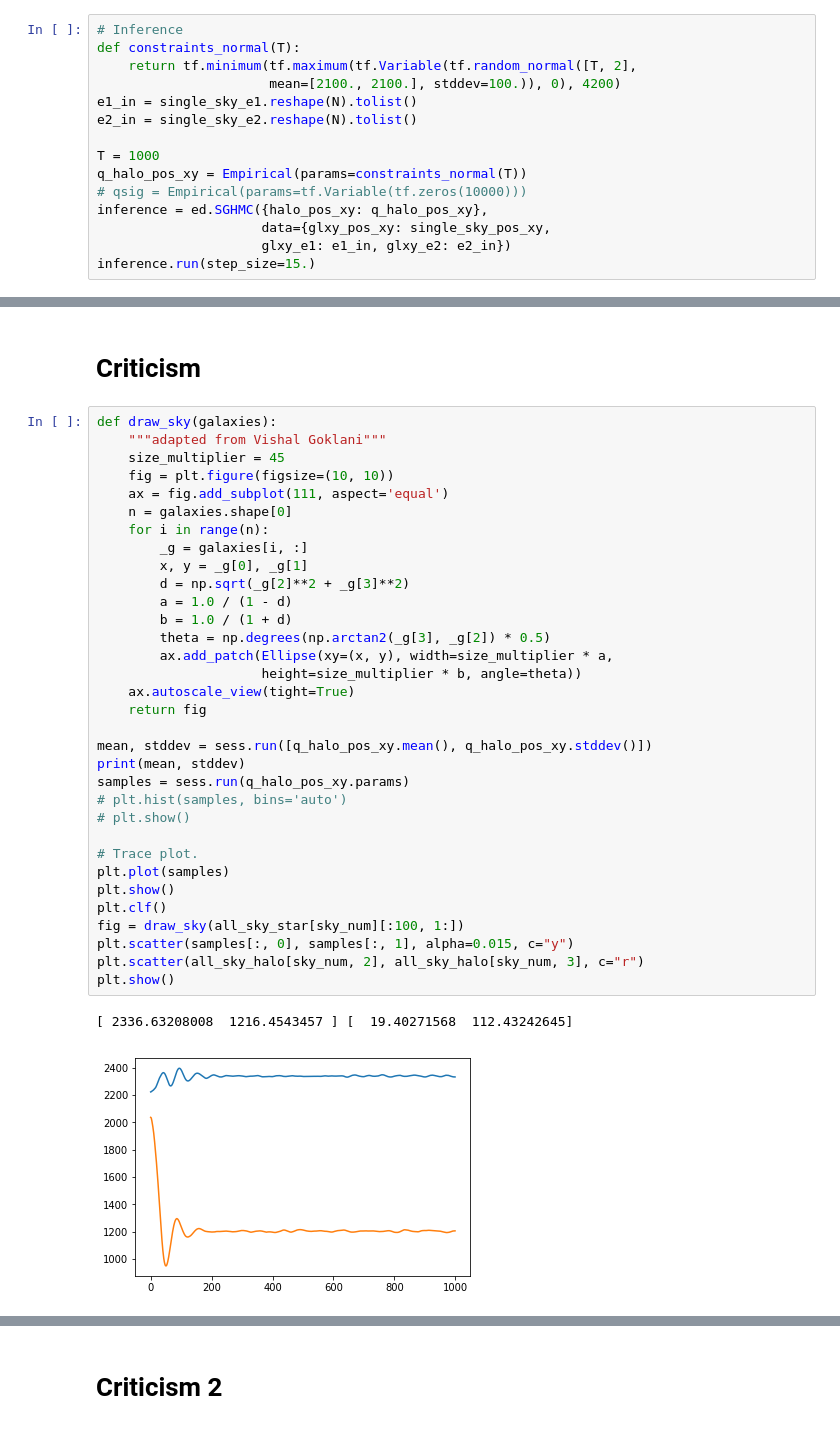
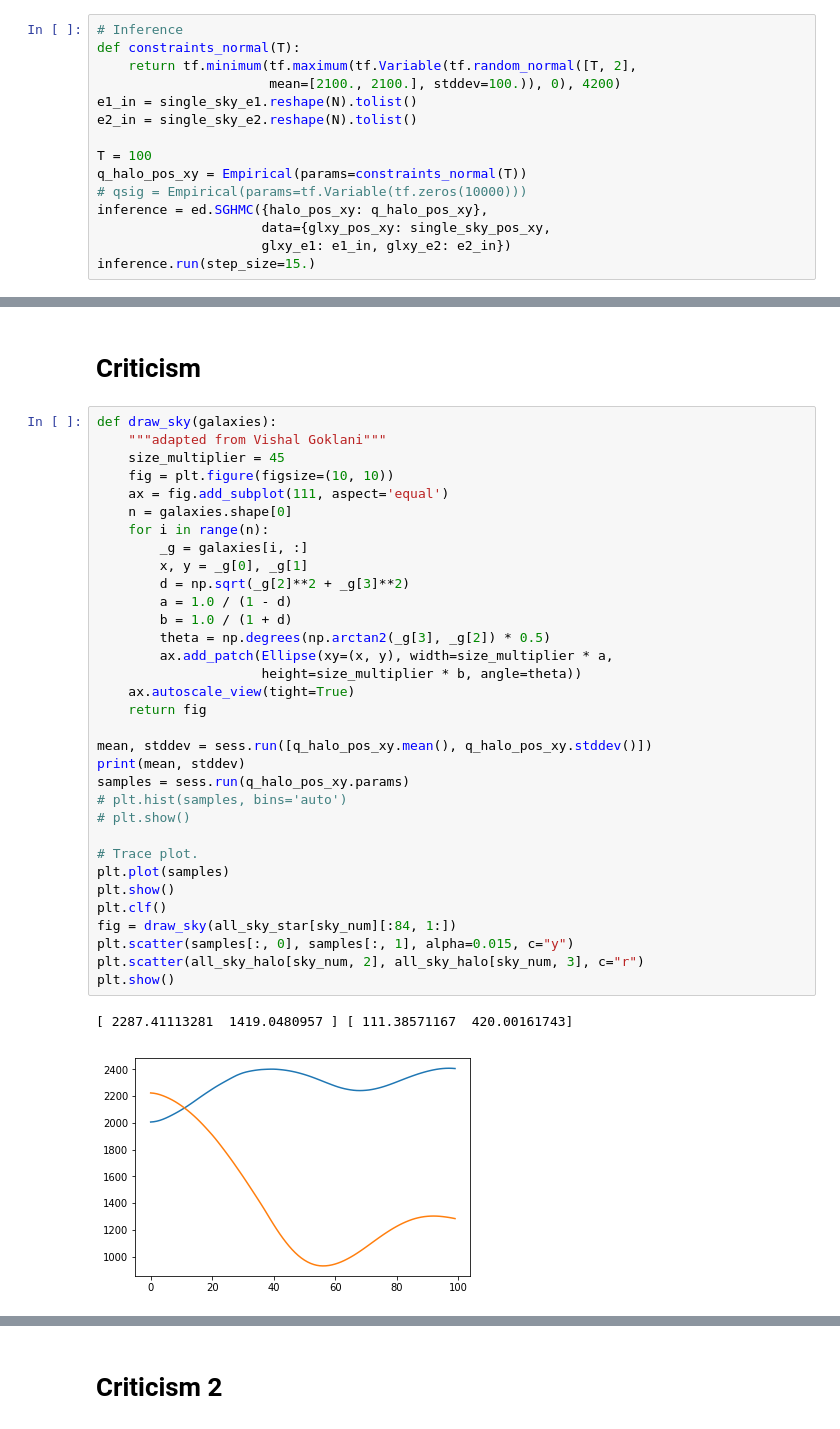
Before and after one commit to HTplex/probp.finalproject, a Jupyter notebook: 2.0-H-Copy1.ipynb, the cells around one changed output, grey strips where cells are left out. Cells and saved outputs as stored; diff of their text form.

```diff
--- a/2.0-H-Copy1.ipynb
+++ b/2.0-H-Copy1.ipynb
@@ -149,7 +149,7 @@ def constraints_normal(T):
 e1_in = single_sky_e1.reshape(N).tolist()
 e2_in = single_sky_e2.reshape(N).tolist()
 
-T = 1000
+T = 100
 q_halo_pos_xy = Empirical(params=constraints_normal(T))
 # qsig = Empirical(params=tf.Variable(tf.zeros(10000)))
 inference = ed.SGHMC({halo_pos_xy: q_halo_pos_xy},
@@ -166,34 +166,34 @@ def draw_sky(galaxies):
     size_multiplier = 45
     fig = plt.figure(figsize=(10, 10))
     ax = fig.add_subplot(111, aspect='equal')
     n = galaxies.shape[0]
     for i in range(n):
         _g = galaxies[i, :]
         x, y = _g[0], _g[1]
         d = np.sqrt(_g[2]**2 + _g[3]**2)
         a = 1.0 / (1 - d)
         b = 1.0 / (1 + d)
         theta = np.degrees(np.arctan2(_g[3], _g[2]) * 0.5)
         ax.add_patch(Ellipse(xy=(x, y), width=size_multiplier * a,
                      height=size_multiplier * b, angle=theta))
     ax.autoscale_view(tight=True)
     return fig
 
 mean, stddev = sess.run([q_halo_pos_xy.mean(), q_halo_pos_xy.stddev()])
 print(mean, stddev)
 samples = sess.run(q_halo_pos_xy.params)
 # plt.hist(samples, bins='auto')
 # plt.show()
 
 # Trace plot.
 plt.plot(samples)
 plt.show()
 plt.clf()
-fig = draw_sky(all_sky_star[sky_num][:100, 1:])
+fig = draw_sky(all_sky_star[sky_num][:84, 1:])
 plt.scatter(samples[:, 0], samples[:, 1], alpha=0.015, c="y")
 plt.scatter(all_sky_halo[sky_num, 2], all_sky_halo[sky_num, 3], c="r")
 plt.show()
 # %% [output]
-[ 2336.63208008  1216.4543457 ] [  19.40271568  112.43242645]
+[ 2287.41113281  1419.0480957 ] [ 111.38571167  420.00161743]
-[figure, old version]
+[figure, new version]
 <matplotlib.figure.Figure at 0x...>
```
Also changed, not shown: parts of 2 cells of this notebook, 1 other file.
